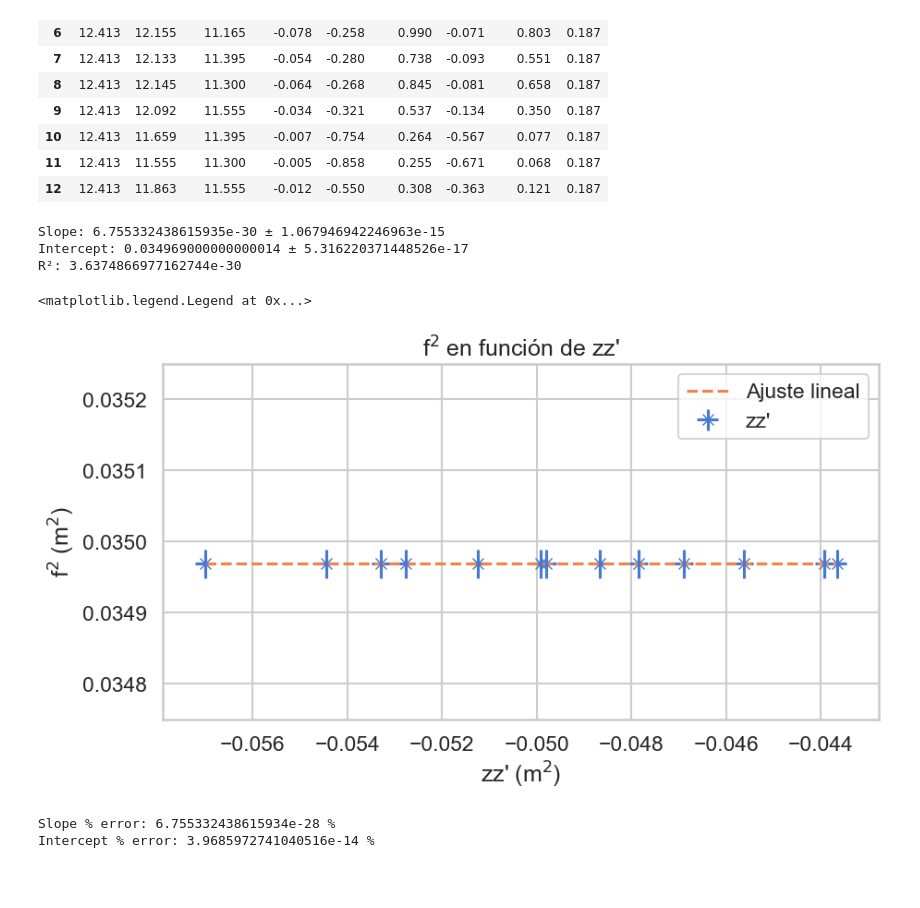
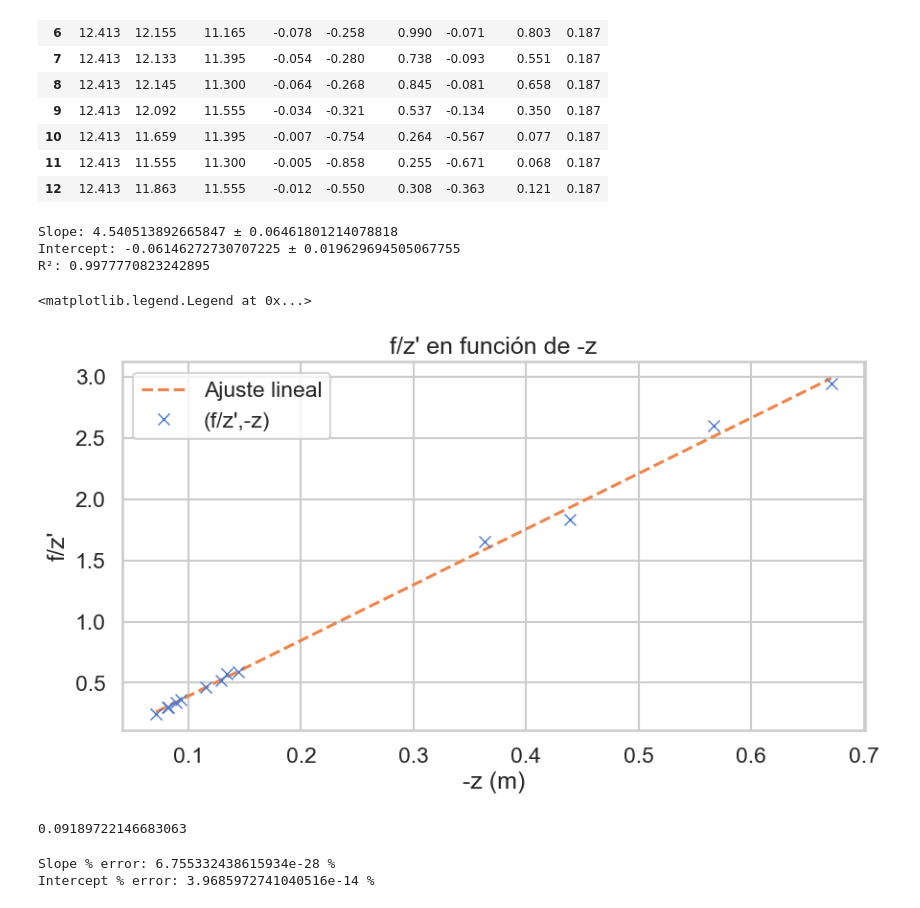
Before and after one commit to MrIsCM/Optics_Lab, a Jupyter notebook: P1/main.ipynb, the cells around one changed output. Saved outputs shown, nothing was run; the diff lists cells and outputs as text; code cells hidden in the pictures; blank space fills up the shorter version.

Commit message:
Added last parts plots and analysis

```diff
--- a/P1/main.ipynb
+++ b/P1/main.ipynb
@@ -113,41 +113,45 @@ parax
 | 11 | 12.413 | 11.555 | 11.300 | -0.005 | -0.858 | 0.255 | -0.671 | 0.068 | 0.187 |
 | 12 | 12.413 | 11.863 | 11.555 | -0.012 | -0.550 | 0.308 | -0.363 | 0.121 | 0.187 |
 # %%
-X = parax['z']*parax['z_prima']
-y = parax['f_exp']**2
+X = -parax['z']
+y = 0.2/parax['z_prima']
+
 
 results = linregress(X, y)
 
 slope = results.slope
 intercept = results.intercept
 r2 = results.rvalue**2
 
 slope_error = results.stderr
 intercept_error = results.intercept_stderr
 
 print(f"Slope: {slope:} ± {slope_error:}")
 print(f"Intercept: {intercept} ± {intercept_error}")
 print(f"R²: {r2}")
 
 plt.figure(figsize=(10, 5))
 X_new = np.linspace(X.min(), X.max(), 100)
 
-plt.errorbar(X, y, xerr=0.0002, yerr=0.00002, label='zz\'', fmt='x')
+plt.errorbar(X, y, label='(f/z\',-z)', fmt='x')
 plt.plot(X_new, slope*X_new + intercept, '--', label='Ajuste lineal')
 
-plt.ylim(0.03475, 0.03525)
 
-plt.xlabel('zz\' (m$^2$)')
-plt.ylabel('f$^2$ (m$^2$)')
-plt.title('f$^2$ en función de zz\'')
+plt.xlabel('-z (m)')
+plt.ylabel('f/z\'')
+plt.title('f/z\' en función de -z')
 
 plt.legend()
 # %% [output]
-Slope: 6.755332438615935e-30 ± 1.067946942246963e-15
-Intercept: 0.034969000000000014 ± 5.316220371448526e-17
-R²: 3.6374866977162744e-30
+Slope: 4.540513892665847 ± 0.06461801214078818
+Intercept: -0.06146272730707225 ± 0.019629694505067755
+R²: 0.9977770823242895
 <matplotlib.legend.Legend at 0x...>
-[figure, old version]
+[figure, new version]
+# %%
+abs(slope - 1/0.2)/(1/0.2)
+# %% [output]
+0.09189722146683063
 # %%
 print(f"Slope % error: {(slope-0)*100} %")
 print(f"Intercept % error: {(intercept-f**2)/(f**2)*100} %")
```
Also changed, not shown: parts of 4 cells of this notebook.
